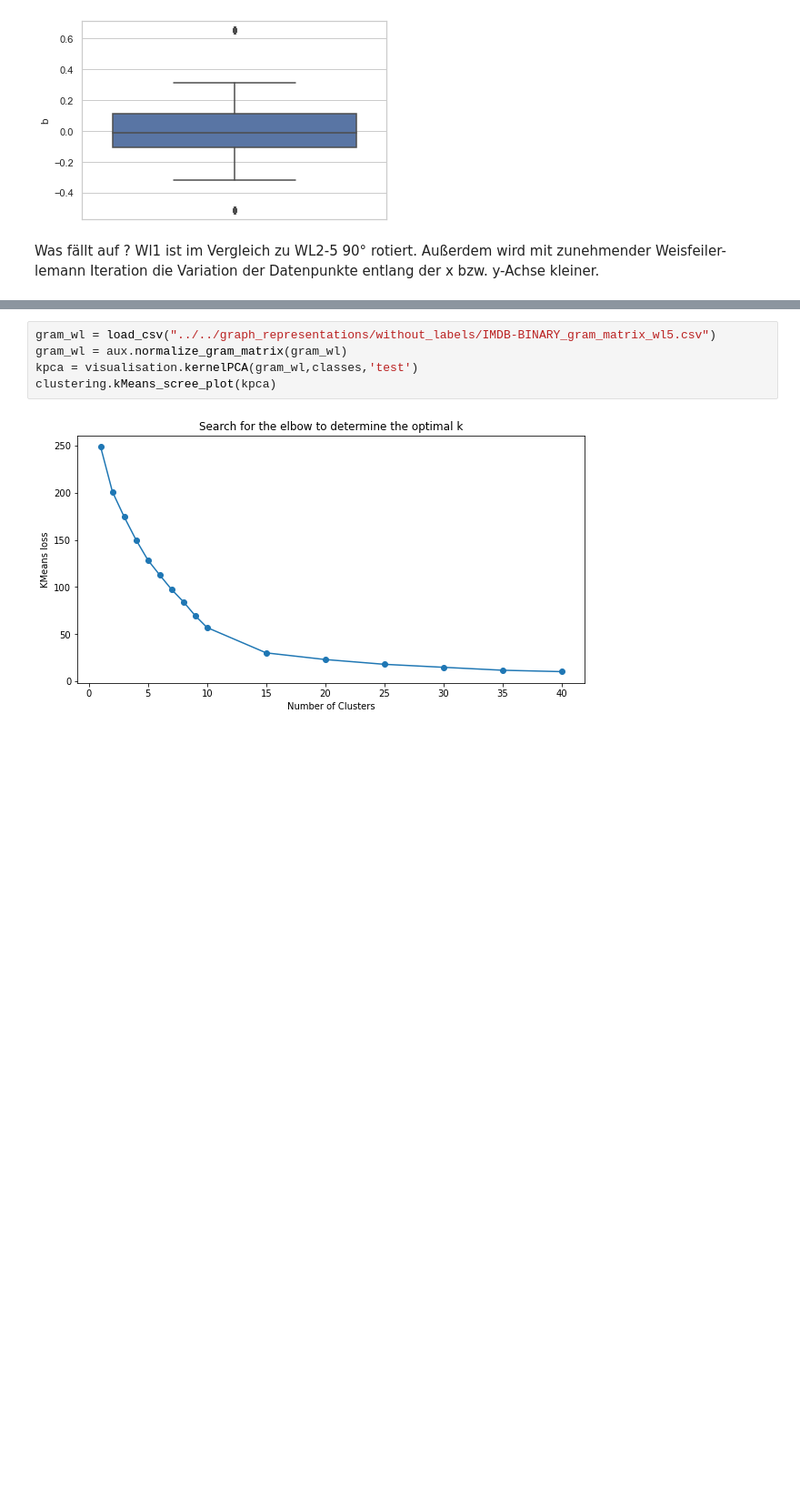
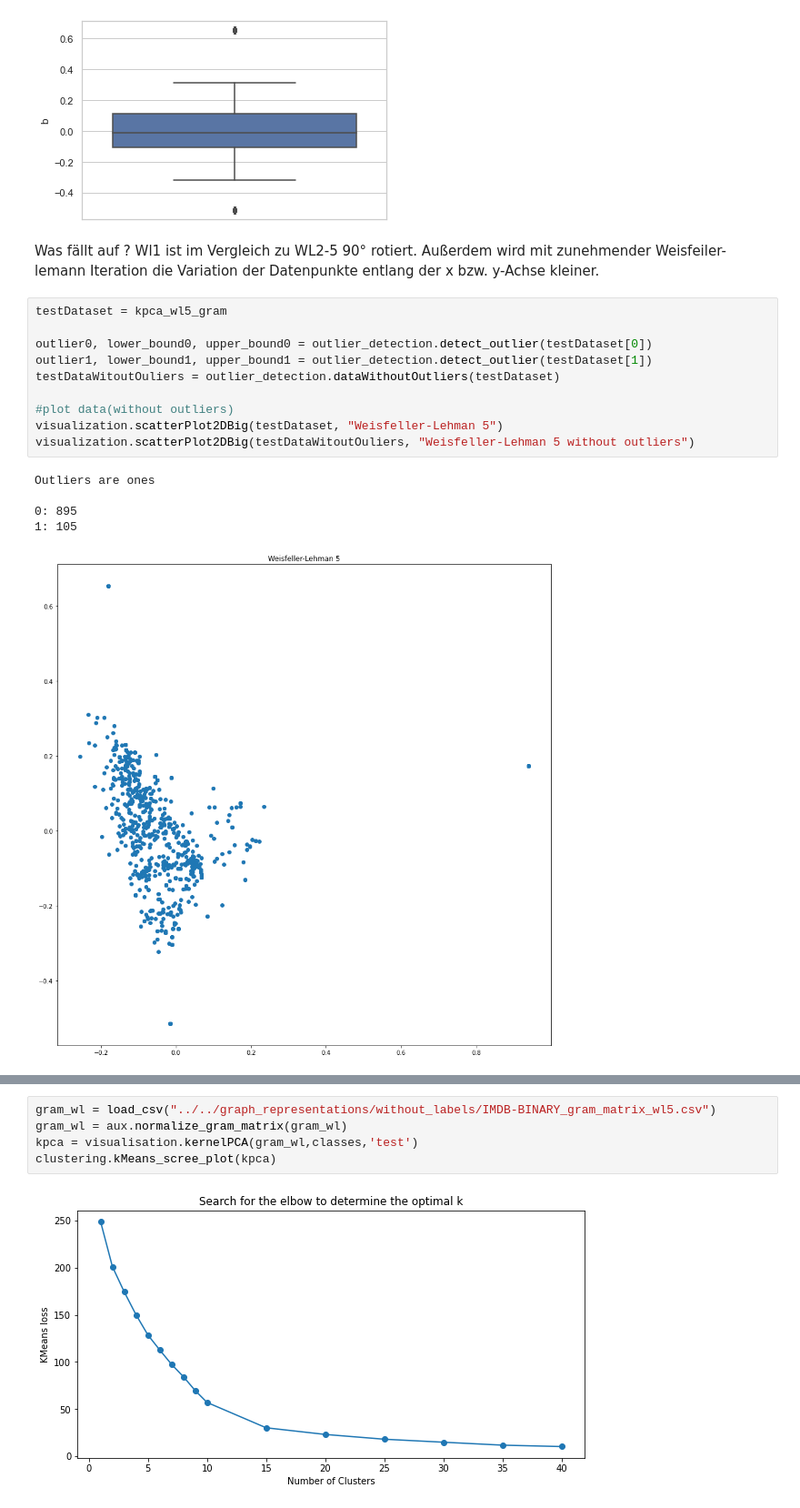
Before and after one commit to Niklas123456789/DM, a Jupyter notebook: tudataset/tud_benchmark/EDA.ipynb, the cells around one changed output, grey strips where cells are left out. Shown at 91% size. Drawn from its saved outputs; the diff is of its cells as text; blank space fills up the shorter version.

Commit message:
Outlier detection functions

```diff
--- a/tudataset/tud_benchmark/EDA.ipynb
+++ b/tudataset/tud_benchmark/EDA.ipynb
@@ -299,3 +278,19 @@ plt.show()
 # %% [markdown]
 Was fällt auf ?
 Wl1 ist im Vergleich zu WL2-5 90° rotiert. Außerdem wird mit zunehmender Weisfeiler-lemann Iteration die Variation der Datenpunkte entlang der x bzw. y-Achse kleiner.
+# %%
+testDataset = kpca_wl5_gram
+
+outlier0, lower_bound0, upper_bound0 = outlier_detection.detect_outlier(testDataset[0])
+outlier1, lower_bound1, upper_bound1 = outlier_detection.detect_outlier(testDataset[1])
+testDataWitoutOuliers = outlier_detection.dataWithoutOutliers(testDataset)
+
+#plot data(without outliers)
+visualization.scatterPlot2DBig(testDataset, "Weisfeller-Lehman 5")
+visualization.scatterPlot2DBig(testDataWitoutOuliers, "Weisfeller-Lehman 5 without outliers")
+# %% [output]
+Outliers are ones
+
+0: 895
+1: 105
+[figure, added]
```
Also changed, not shown: parts of 10 cells of this notebook, 3 other files.
